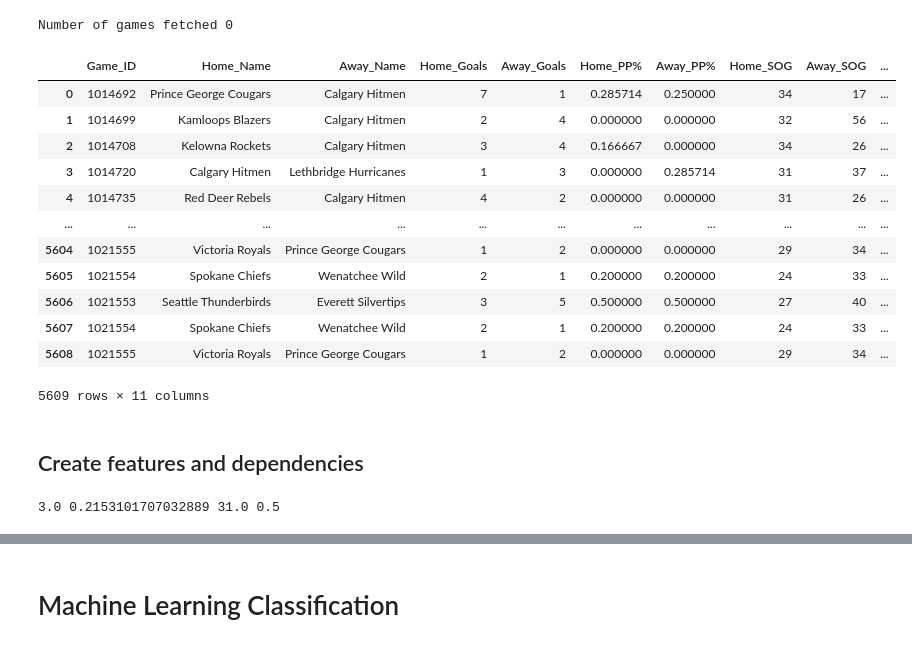
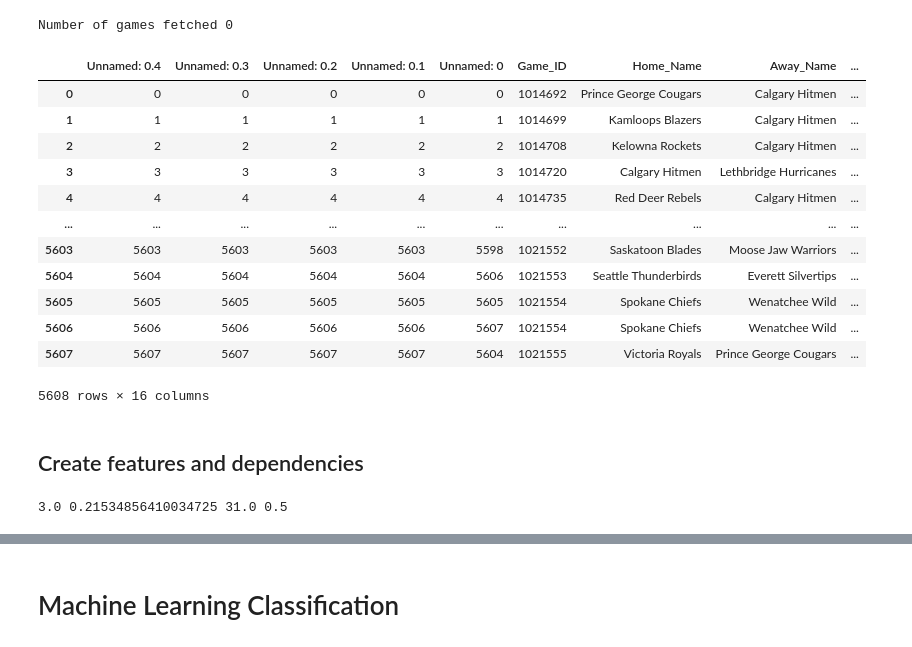
Before and after one commit to caleb-stewart/WHL-Game-Predictor, a Jupyter notebook: WHL_Win_Predictor.ipynb, the cells around one changed output, grey strips where cells are left out. Cells and saved outputs as stored; diff of their text form; code cells hidden in the pictures.

```diff
--- a/WHL_Win_Predictor.ipynb
+++ b/WHL_Win_Predictor.ipynb
@@ -68,6 +71,5 @@ k = 5 # trained on the last k games
 # %%
 dataset = dataset.sort_values(by="Game_ID")
 dataset.reset_index(drop=True, inplace=True)
-dataset = dataset.drop(dataset.index[-1])
 display(dataset)
 # %% [output]
@@ -172,20 +174,22 @@ for game in update_games:
 # %%
 # dataset = dataset.drop(columns=['Unnamed: 0'])
 display(dataset)
+# Update the CSV for future use
+dataset.to_csv('All_teams_WHL_stats.csv')
 # %% [output]
-|  | Game_ID | Home_Name | Away_Name | Home_Goals | Away_Goals | Home_PP% | Away_PP% | Home_SOG | Away_SOG | ... |
-| 0 | 1014692 | Prince George Cougars | Calgary Hitmen | 7 | 1 | 0.285714 | 0.250000 | 34 | 17 | ... |
-| 1 | 1014699 | Kamloops Blazers | Calgary Hitmen | 2 | 4 | 0.000000 | 0.000000 | 32 | 56 | ... |
-| 2 | 1014708 | Kelowna Rockets | Calgary Hitmen | 3 | 4 | 0.166667 | 0.000000 | 34 | 26 | ... |
-| 3 | 1014720 | Calgary Hitmen | Lethbridge Hurricanes | 1 | 3 | 0.000000 | 0.285714 | 31 | 37 | ... |
-| 4 | 1014735 | Red Deer Rebels | Calgary Hitmen | 4 | 2 | 0.000000 | 0.000000 | 31 | 26 | ... |
-| ... | ... | ... | ... | ... | ... | ... | ... | ... | ... | ... |
-| 5604 | 1021555 | Victoria Royals | Prince George Cougars | 1 | 2 | 0.000000 | 0.000000 | 29 | 34 | ... |
-| 5605 | 1021554 | Spokane Chiefs | Wenatchee Wild | 2 | 1 | 0.200000 | 0.200000 | 24 | 33 | ... |
-| 5606 | 1021553 | Seattle Thunderbirds | Everett Silvertips | 3 | 5 | 0.500000 | 0.500000 | 27 | 40 | ... |
-| 5607 | 1021554 | Spokane Chiefs | Wenatchee Wild | 2 | 1 | 0.200000 | 0.200000 | 24 | 33 | ... |
-| 5608 | 1021555 | Victoria Royals | Prince George Cougars | 1 | 2 | 0.000000 | 0.000000 | 29 | 34 | ... |
+|  | Unnamed: 0.4 | Unnamed: 0.3 | Unnamed: 0.2 | Unnamed: 0.1 | Unnamed: 0 | Game_ID | Home_Name | Away_Name | ... |
+| 0 | 0 | 0 | 0 | 0 | 0 | 1014692 | Prince George Cougars | Calgary Hitmen | ... |
+| 1 | 1 | 1 | 1 | 1 | 1 | 1014699 | Kamloops Blazers | Calgary Hitmen | ... |
+| 2 | 2 | 2 | 2 | 2 | 2 | 1014708 | Kelowna Rockets | Calgary Hitmen | ... |
+| 3 | 3 | 3 | 3 | 3 | 3 | 1014720 | Calgary Hitmen | Lethbridge Hurricanes | ... |
+| 4 | 4 | 4 | 4 | 4 | 4 | 1014735 | Red Deer Rebels | Calgary Hitmen | ... |
+| ... | ... | ... | ... | ... | ... | ... | ... | ... | ... |
+| 5603 | 5603 | 5603 | 5603 | 5603 | 5598 | 1021552 | Saskatoon Blades | Moose Jaw Warriors | ... |
+| 5604 | 5604 | 5604 | 5604 | 5604 | 5606 | 1021553 | Seattle Thunderbirds | Everett Silvertips | ... |
+| 5605 | 5605 | 5605 | 5605 | 5605 | 5605 | 1021554 | Spokane Chiefs | Wenatchee Wild | ... |
+| 5606 | 5606 | 5606 | 5606 | 5606 | 5607 | 1021554 | Spokane Chiefs | Wenatchee Wild | ... |
+| 5607 | 5607 | 5607 | 5607 | 5607 | 5604 | 1021555 | Victoria Royals | Prince George Cougars | ... |
-5609 rows × 11 columns
+5608 rows × 16 columns
 # %% [markdown]
 ## Create features and dependencies
 # %%
@@ -197,7 +201,7 @@ default_fowp = (dataset['Home_FOW%'].mean() + dataset['Away_FOW%'].mean()) / 2
 
 print(default_goals, default_ppp, default_sog, default_fowp)
 # %% [output]
-3.0 0.2153101707032889 31.0 0.5
+3.0 0.21534856410034725 31.0 0.5
 # %%
 def get_opponent_stats(dataset, queue, opponent_name):
   opponent_goals = 0
```
Also changed, not shown: parts of 13 cells of this notebook, 1 other file.
